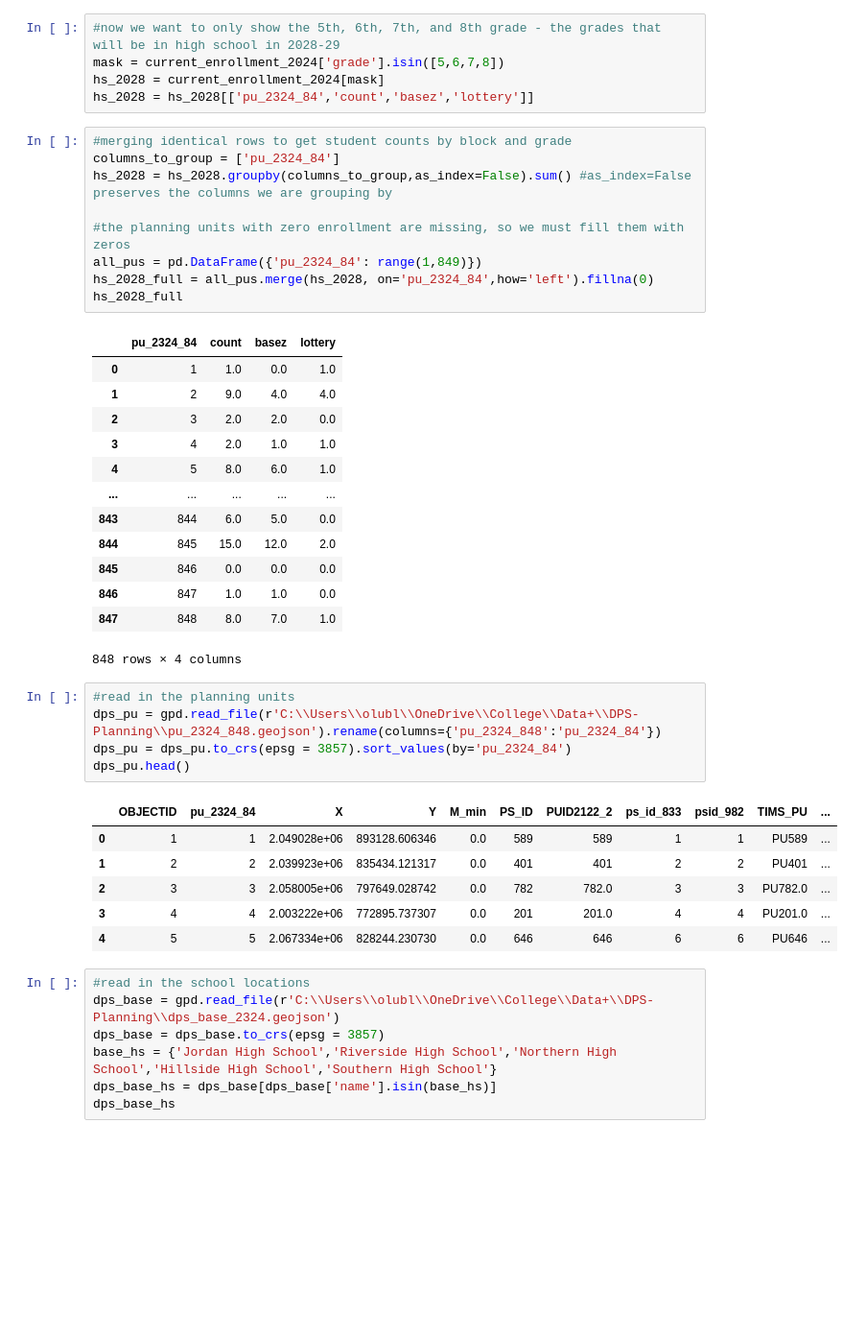
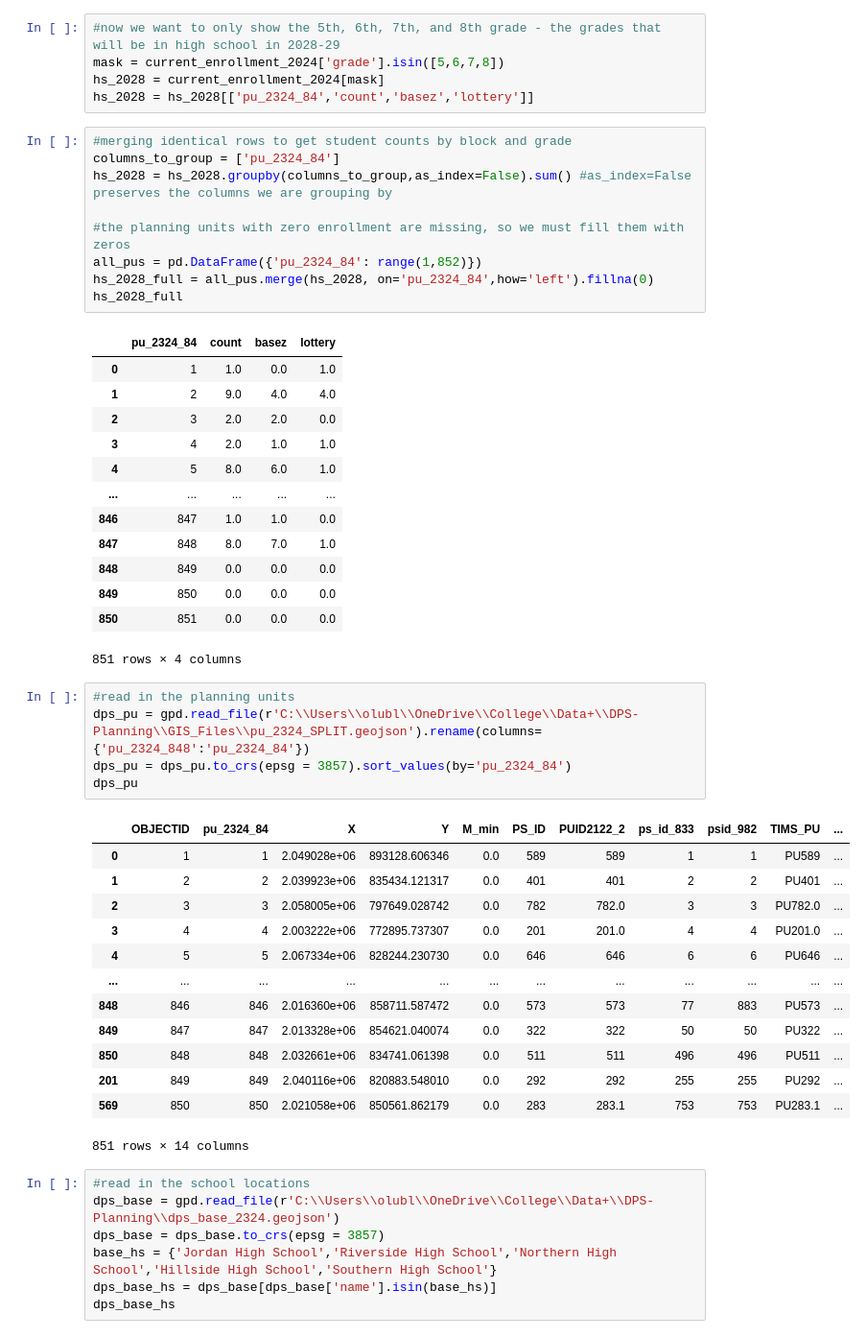
Before and after one commit to olublin/DPS-Planning, a Jupyter notebook: Base_Projection.ipynb, the cells around one changed output. Shown: that part at 96% size. Saved outputs shown, nothing was run; the diff lists cells and outputs as text; blank space fills up the shorter version.

```diff
--- a/Base_Projection.ipynb
+++ b/Base_Projection.ipynb
@@ -28,7 +28,7 @@ columns_to_group = ['pu_2324_84']
 hs_2028 = hs_2028.groupby(columns_to_group,as_index=False).sum() #as_index=False preserves the columns we are grouping by
 
 #the planning units with zero enrollment are missing, so we must fill them with zeros
-all_pus = pd.DataFrame({'pu_2324_84': range(1,849)})
+all_pus = pd.DataFrame({'pu_2324_84': range(1,852)})
 hs_2028_full = all_pus.merge(hs_2028, on='pu_2324_84',how='left').fillna(0)
 hs_2028_full
 # %% [output]
@@ -39,24 +39,31 @@ hs_2028_full
 | 3 | 4 | 2.0 | 1.0 | 1.0 |
 | 4 | 5 | 8.0 | 6.0 | 1.0 |
 | ... | ... | ... | ... | ... |
-| 843 | 844 | 6.0 | 5.0 | 0.0 |
-| 844 | 845 | 15.0 | 12.0 | 2.0 |
-| 845 | 846 | 0.0 | 0.0 | 0.0 |
 | 846 | 847 | 1.0 | 1.0 | 0.0 |
 | 847 | 848 | 8.0 | 7.0 | 1.0 |
+| 848 | 849 | 0.0 | 0.0 | 0.0 |
+| 849 | 850 | 0.0 | 0.0 | 0.0 |
+| 850 | 851 | 0.0 | 0.0 | 0.0 |
-848 rows × 4 columns
+851 rows × 4 columns
 # %%
 #read in the planning units
-dps_pu = gpd.read_file(r'C:\\Users\\olubl\\OneDrive\\College\\Data+\\DPS-Planning\\pu_2324_848.geojson').rename(columns={'pu_2324_848':'pu_2324_84'})
+dps_pu = gpd.read_file(r'C:\\Users\\olubl\\OneDrive\\College\\Data+\\DPS-Planning\\GIS_Files\\pu_2324_SPLIT.geojson').rename(columns={'pu_2324_848':'pu_2324_84'})
 dps_pu = dps_pu.to_crs(epsg = 3857).sort_values(by='pu_2324_84')
-dps_pu.head()
+dps_pu
 # %% [output]
 |  | OBJECTID | pu_2324_84 | X | Y | M_min | PS_ID | PUID2122_2 | ps_id_833 | psid_982 | TIMS_PU | ... |
 | 0 | 1 | 1 | 2.049028e+06 | 893128.606346 | 0.0 | 589 | 589 | 1 | 1 | PU589 | ... |
 | 1 | 2 | 2 | 2.039923e+06 | 835434.121317 | 0.0 | 401 | 401 | 2 | 2 | PU401 | ... |
 | 2 | 3 | 3 | 2.058005e+06 | 797649.028742 | 0.0 | 782 | 782.0 | 3 | 3 | PU782.0 | ... |
 | 3 | 4 | 4 | 2.003222e+06 | 772895.737307 | 0.0 | 201 | 201.0 | 4 | 4 | PU201.0 | ... |
 | 4 | 5 | 5 | 2.067334e+06 | 828244.230730 | 0.0 | 646 | 646 | 6 | 6 | PU646 | ... |
+| ... | ... | ... | ... | ... | ... | ... | ... | ... | ... | ... | ... |
+| 848 | 846 | 846 | 2.016360e+06 | 858711.587472 | 0.0 | 573 | 573 | 77 | 883 | PU573 | ... |
+| 849 | 847 | 847 | 2.013328e+06 | 854621.040074 | 0.0 | 322 | 322 | 50 | 50 | PU322 | ... |
+| 850 | 848 | 848 | 2.032661e+06 | 834741.061398 | 0.0 | 511 | 511 | 496 | 496 | PU511 | ... |
+| 201 | 849 | 849 | 2.040116e+06 | 820883.548010 | 0.0 | 292 | 292 | 255 | 255 | PU292 | ... |
+| 569 | 850 | 850 | 2.021058e+06 | 850561.862179 | 0.0 | 283 | 283.1 | 753 | 753 | PU283.1 | ... |
+851 rows × 14 columns
 # %%
 #read in the school locations
 dps_base = gpd.read_file(r'C:\\Users\\olubl\\OneDrive\\College\\Data+\\DPS-Planning\\dps_base_2324.geojson')
```
Also changed, not shown: parts of 8 cells of this notebook.
